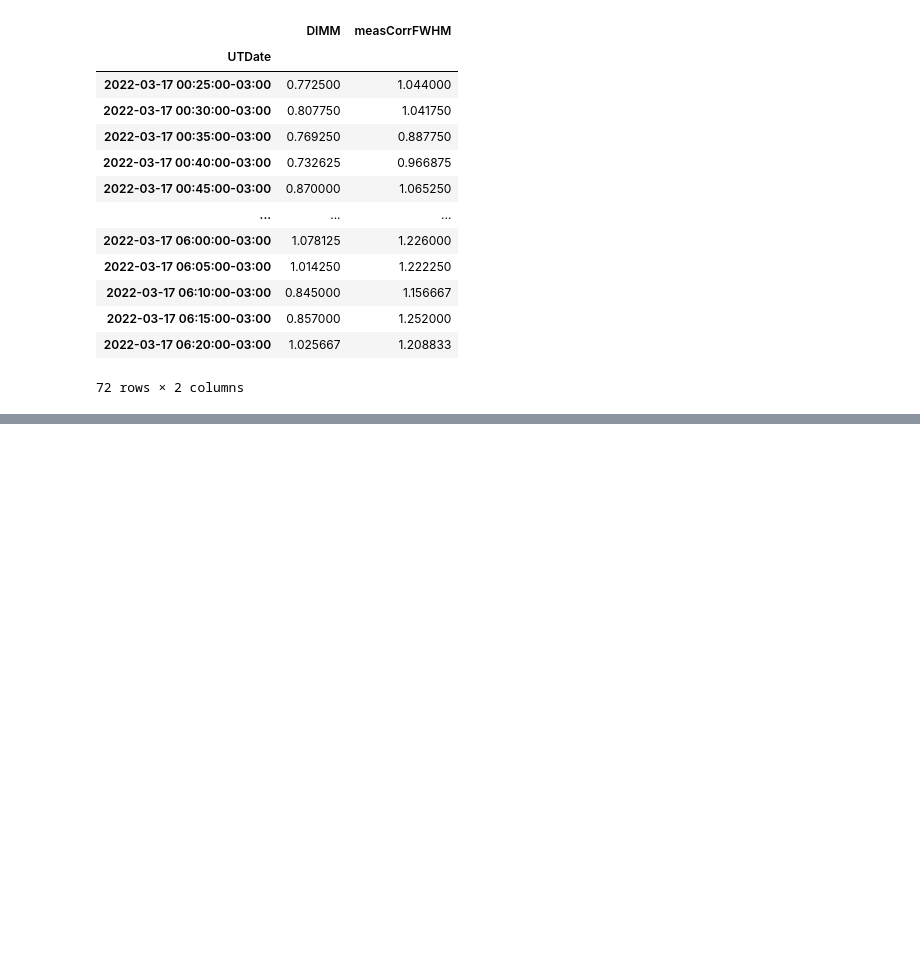
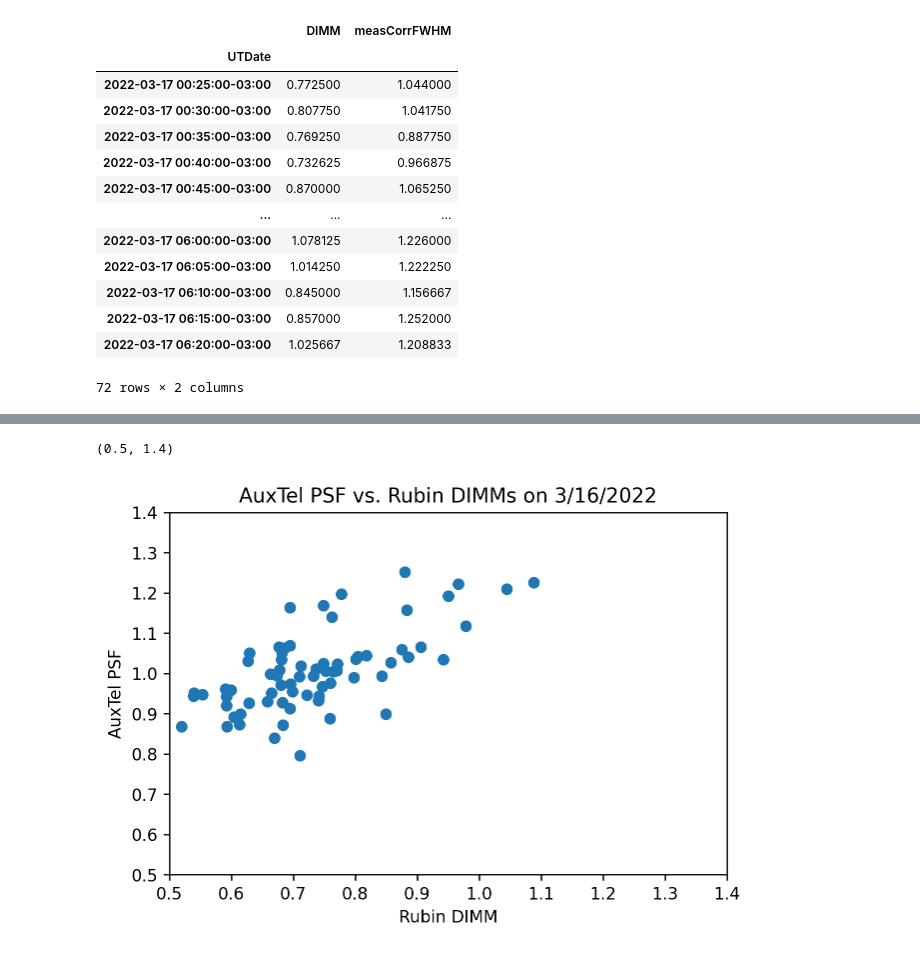
Before and after one commit to cwwalter/summit, a Jupyter notebook: DIMM.ipynb, the cells around one changed output, grey strips where cells are left out. Drawn from its saved outputs; the diff is of its cells as text; code cells hidden in the pictures; blank space fills up the shorter version.

```diff
--- a/DIMM.ipynb
+++ b/DIMM.ipynb
@@ -99,0 +101,12 @@ plt.ylim(0.3, 1.4)
+# %%
+plt.scatter(dimm_5[31:-6].fwhm.values, auxtel_5.measCorrFWHM.values)
+
+plt.title(r'AuxTel PSF vs. Rubin DIMMs on 3/16/2022')
+plt.xlabel(r'Rubin DIMM')
+plt.ylabel(r'AuxTel PSF')
+
+plt.xlim(0.5, 1.4)
+plt.ylim(0.5, 1.4)
+# %% [output]
+(0.5, 1.4)
+[figure, added]
```
Also changed, not shown: parts of 1 cell of this notebook.
